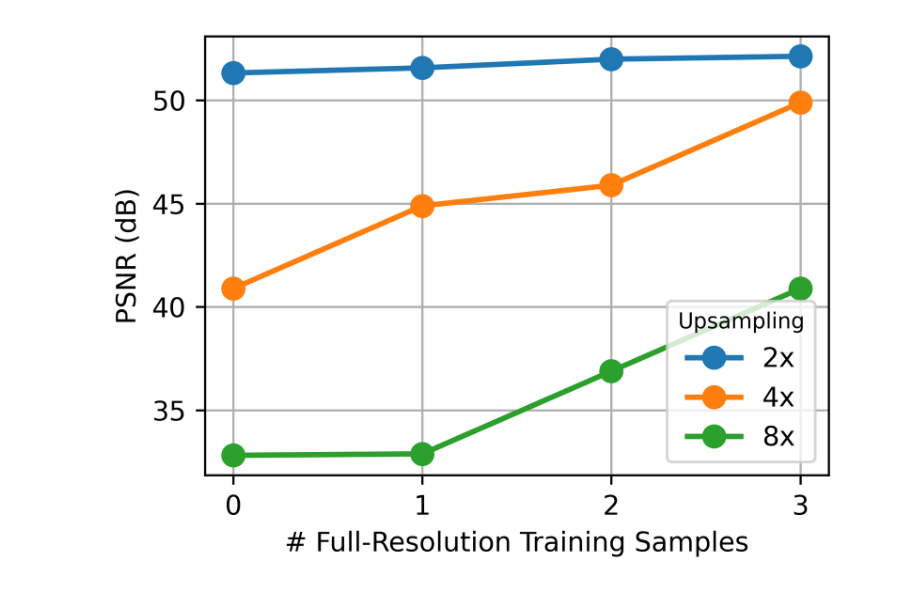
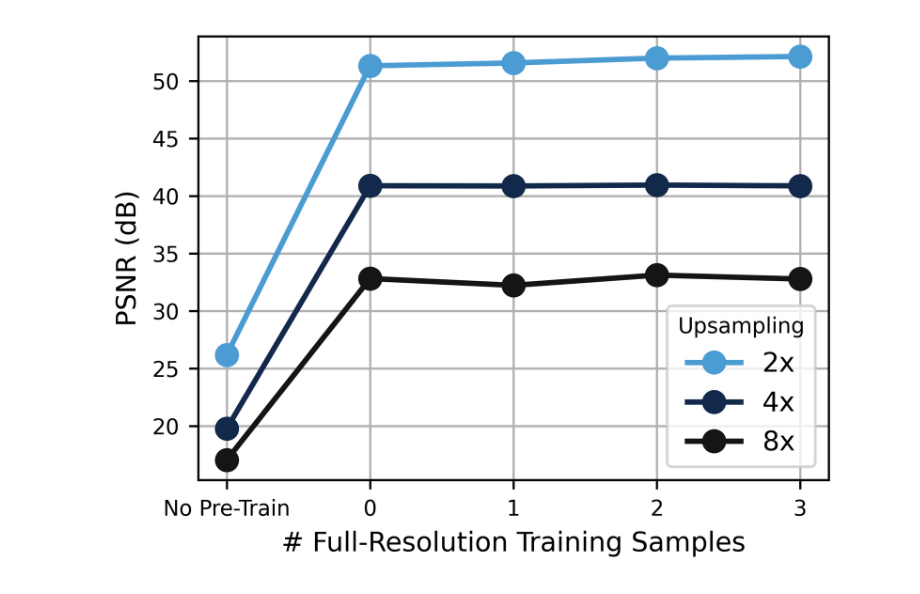
Before and after one commit to UNITES-Lab/sparse-cafm, a Jupyter notebook: figures/4_transer_learning_line_plot.ipynb, the cells around one changed output. Drawn from its saved outputs; the diff is of its cells as text; code cells hidden in the pictures.

```diff
--- a/figures/4_transer_learning_line_plot.ipynb
+++ b/figures/4_transer_learning_line_plot.ipynb
@@ -1,35 +1,34 @@
 # %%
+import matplotlib
 import matplotlib.pyplot as plt
 import numpy as np
 
-training_samples = np.array([0, 1, 2, 3])
+
+training_samples = np.array(["No Pre-Train", 0, 1, 2, 3])
 
 # 2x
-iix_psnrs = np.array([51.32, 51.57, 51.99, 52.13])
+iix_psnrs = np.array([26.18, 51.32, 51.57, 51.99, 52.13])
 # 4x
-ivx_psnrs = np.array([40.89, 44.89, 45.89, 49.89])
+ivx_psnrs = np.array([19.78, 40.89, 40.87, 40.95, 40.88])
 # 8x
-xiii_psnrs = np.array([32.82, 32.89, 36.89, 40.89])
+xiii_psnrs = np.array([17.05, 32.82, 32.23, 33.12, 32.78])
 
 fig, ax = plt.subplots(figsize=(4, 3), dpi=600)
 
-ax.plot(training_samples, iix_psnrs, marker='o', linestyle='-', linewidth=2, markersize=8, label='2x')
-ax.plot(training_samples, ivx_psnrs, marker='o', linestyle='-', linewidth=2, markersize=8, label='4x')
-ax.plot(training_samples, xiii_psnrs, marker='o', linestyle='-', linewidth=2, markersize=8, label='8x')
+# Use hex colors from palette
+ax.plot(training_samples, iix_psnrs, marker='o', linestyle='-', linewidth=2, markersize=8, color='#4B9CD3', label='2x')
+ax.plot(training_samples, ivx_psnrs, marker='o', linestyle='-', linewidth=2, markersize=8, color='#13294B', label='4x')
+ax.plot(training_samples, xiii_psnrs, marker='o', linestyle='-', linewidth=2, markersize=8, color='#151515', label='8x')
 
 ax.set_xlabel('# Full-Resolution Training Samples', fontsize=10)
 ax.set_ylabel('PSNR (dB)', fontsize=10)
 ax.set_xticks(training_samples)
-ax.tick_params(axis='both', labelsize=10)
+ax.tick_params(axis='both', labelsize=8)
 
-legend = ax.legend(
-    title="Upsampling",
-    loc="lower right",
-    title_fontsize=8
-)
+legend = ax.legend(title="Upsampling", loc="lower right", title_fontsize=8)
 
 ax.grid(True)
 plt.tight_layout()
 plt.show()
 # %% [output]
-[figure, old version]
+[figure, new version]
```
Also changed, not shown: 4 other files.
